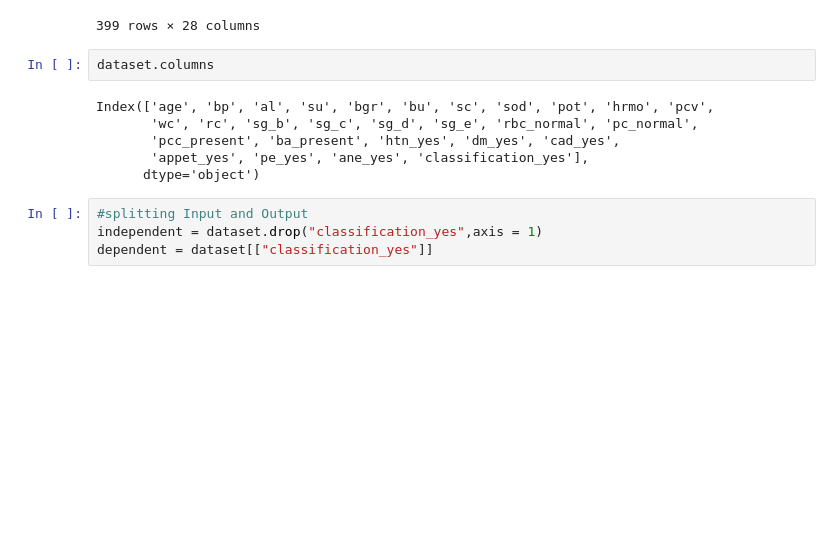
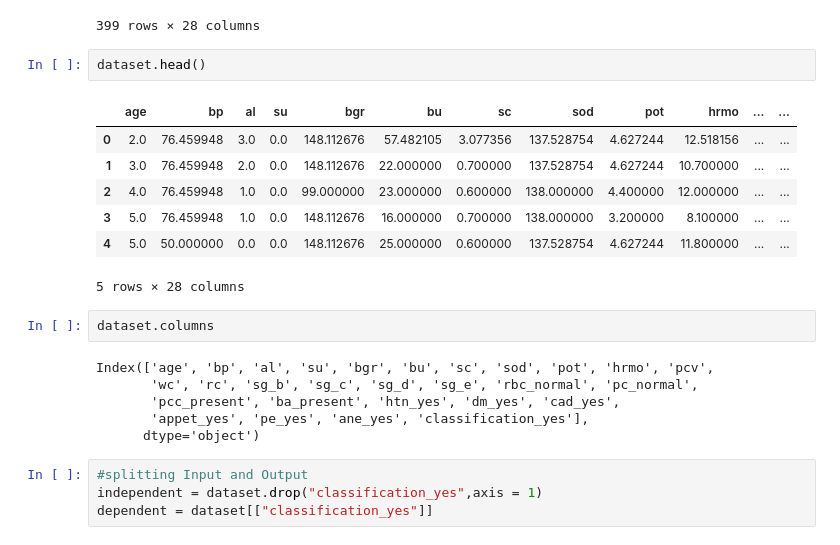
Before and after one commit to ThanigaivelGanapathi/Chronic-Disease-Predictor, a Jupyter notebook: Chronic Disease Predictor.ipynb, the cells around one changed output. Saved outputs shown, nothing was run; the diff lists cells and outputs as text; blank space fills up the shorter version.

```diff
--- a/Chronic Disease Predictor.ipynb
+++ b/Chronic Disease Predictor.ipynb
@@ -50,6 +51,16 @@ dataset
 | 397 | 51.492308 | 90.000000 | 0.0 | 0.0 | 207.000000 | 80.000000 | 6.800000 | 142.000000 | 5.500000 | 8.500000 | ... | ... |
 | 398 | 51.492308 | 80.000000 | 0.0 | 0.0 | 100.000000 | 49.000000 | 1.000000 | 140.000000 | 5.000000 | 16.300000 | ... | ... |
 399 rows × 28 columns
+# %%
+dataset.head()
+# %% [output]
+|  | age | bp | al | su | bgr | bu | sc | sod | pot | hrmo | ... | ... |
+| 0 | 2.0 | 76.459948 | 3.0 | 0.0 | 148.112676 | 57.482105 | 3.077356 | 137.528754 | 4.627244 | 12.518156 | ... | ... |
+| 1 | 3.0 | 76.459948 | 2.0 | 0.0 | 148.112676 | 22.000000 | 0.700000 | 137.528754 | 4.627244 | 10.700000 | ... | ... |
+| 2 | 4.0 | 76.459948 | 1.0 | 0.0 | 99.000000 | 23.000000 | 0.600000 | 138.000000 | 4.400000 | 12.000000 | ... | ... |
+| 3 | 5.0 | 76.459948 | 1.0 | 0.0 | 148.112676 | 16.000000 | 0.700000 | 138.000000 | 3.200000 | 8.100000 | ... | ... |
+| 4 | 5.0 | 50.000000 | 0.0 | 0.0 | 148.112676 | 25.000000 | 0.600000 | 137.528754 | 4.627244 | 11.800000 | ... | ... |
+5 rows × 28 columns
 # %%
 dataset.columns
 # %% [output]
```
Also changed, not shown: parts of 7 cells of this notebook, 3 other files.
